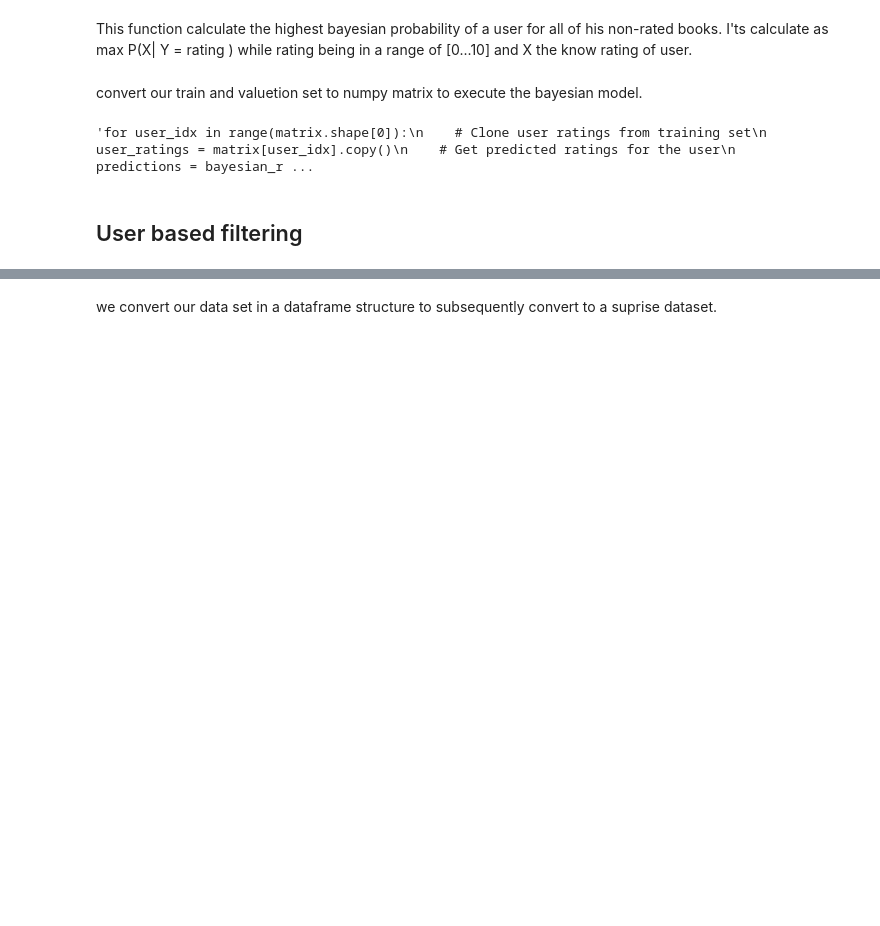
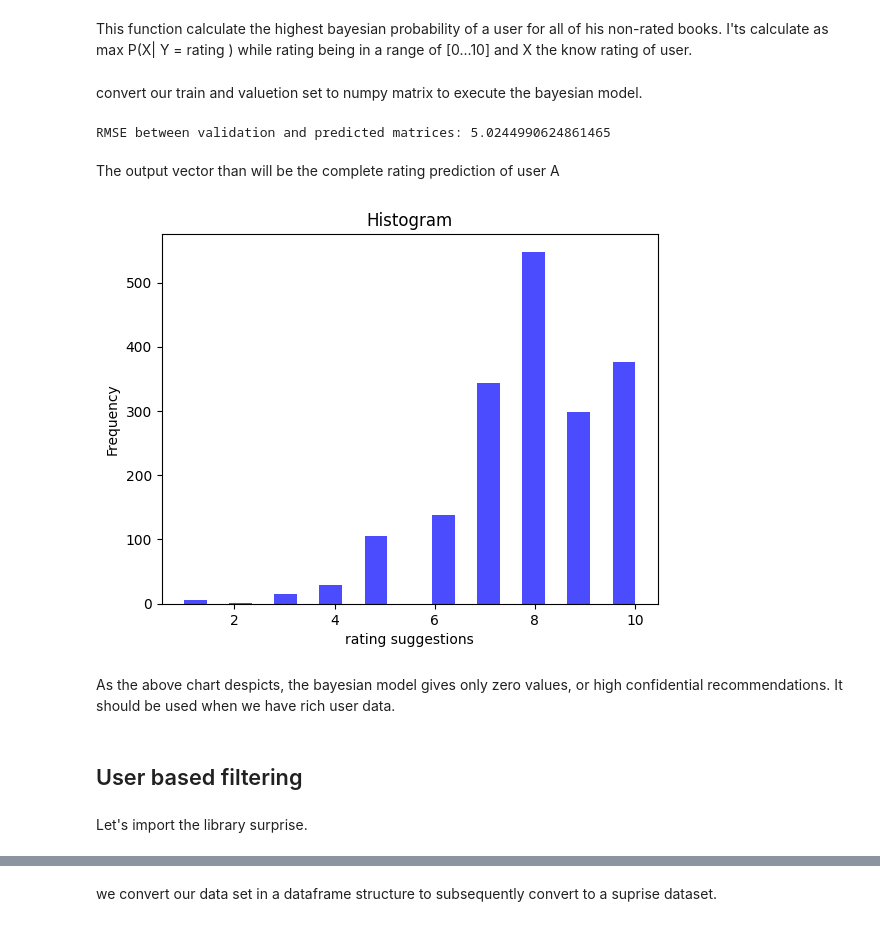
Before and after one commit to Song-z-h/data-intensive-proj, a Jupyter notebook: recomendation.ipynb, the cells around one changed output, grey strips where cells are left out. Drawn from its saved outputs; the diff is of its cells as text; code cells hidden in the pictures; blank space fills up the shorter version.

```diff
--- a/recomendation.ipynb
+++ b/recomendation.ipynb
@@ -882,7 +892,7 @@ def RMSE(actual, predicted):
     return np.sqrt(np.mean(np.square(predicted_filtered - actual_filtered)))
 # %%
 #uncomment to execute bayesian model
-'''for user_idx in range(matrix.shape[0]):
+for user_idx in range(5):
     # Clone user ratings from training set
     user_ratings = matrix[user_idx].copy()
     # Get predicted ratings for the user
@@ -892,11 +902,33 @@ def RMSE(actual, predicted):
     predicted_matrix[user_idx] = np.array(predictions)
 
 total_rmse = RMSE(user_matrix,predicted_matrix)
-print("RMSE between validation and predicted matrices:", total_rmse)'''
+print("RMSE between validation and predicted matrices:", total_rmse)
 # %% [output]
-'for user_idx in range(matrix.shape[0]):\n    # Clone user ratings from training set\n    user_ratings = matrix[user_idx].copy()\n    # Get predicted ratings for the user\n    predictions = bayesian_r ...
+RMSE between validation and predicted matrices: 5.0244990624861465
+# %%
+user_vector = matrix[114]
+output = bayesian_recommendation(matrix, user_vector)
+# %% [markdown]
+The output vector than will be the complete rating prediction of user A
+# %%
+# Create a histogram
+plt.hist([output[i] for i in np.array(output).nonzero()[0]], bins=20, color='blue', alpha=0.7)
+
+# Customize the plot (optional)
+plt.title('Histogram')
+plt.xlabel('rating suggestions')
+plt.ylabel('Frequency')
+
+# Show the histogram
+plt.show()
+# %% [output]
+[figure, added]
+# %% [markdown]
+As the above chart despicts, the bayesian model gives only zero values, or high confidential recommendations. It should be used when we have rich user data.
 # %% [markdown]
 ## User based filtering
+# %% [markdown]
+Let's import the library surprise.
 # %%
 !pip install scikit-surprise
 # %% [output]
```
Also changed, not shown: parts of 56 cells of this notebook.
